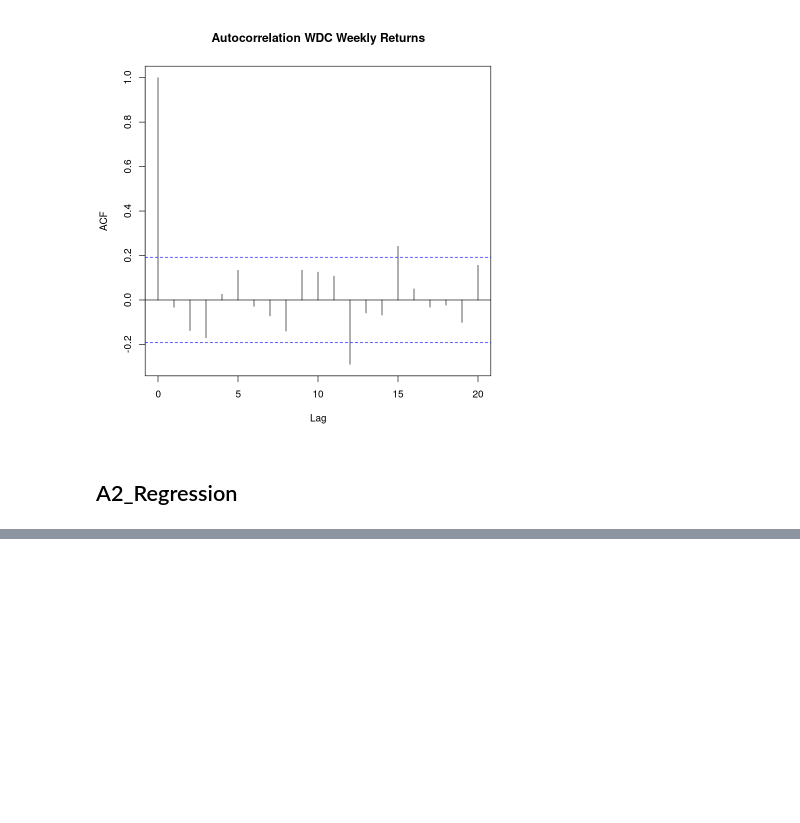
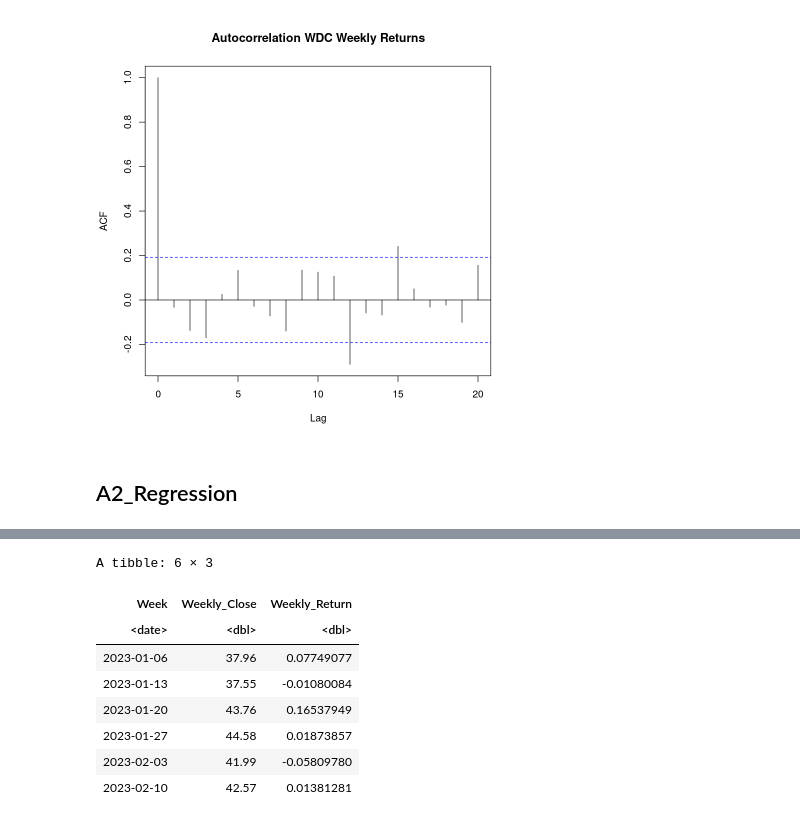
Before and after one commit to Mengsch3/apps-r-hw-01, a Jupyter notebook: hw_02/hw_02.ipynb, the cells around one changed output, grey strips where cells are left out. Cells and saved outputs as stored; diff of their text form; code cells hidden in the pictures; blank space fills up the shorter version.

```diff
--- a/hw_02/hw_02.ipynb
+++ b/hw_02/hw_02.ipynb
@@ -286 +284,13 @@ merged_data <- merge(wdc_data, fama_french_data, by.x = "Week", by.y = "datadate
+# %%
+head(rearrange_wdc_data)
+# %% [output]
+A tibble: 6 × 3
+| Week | Weekly_Close | Weekly_Return |
+| <date> | <dbl> | <dbl> |
+| 2023-01-06 | 37.96 | 0.07749077 |
+| 2023-01-13 | 37.55 | -0.01080084 |
+| 2023-01-20 | 43.76 | 0.16537949 |
+| 2023-01-27 | 44.58 | 0.01873857 |
+| 2023-02-03 | 41.99 | -0.05809780 |
+| 2023-02-10 | 42.57 | 0.01381281 |
 # %%
```
Also changed, not shown: parts of 8 cells of this notebook.
